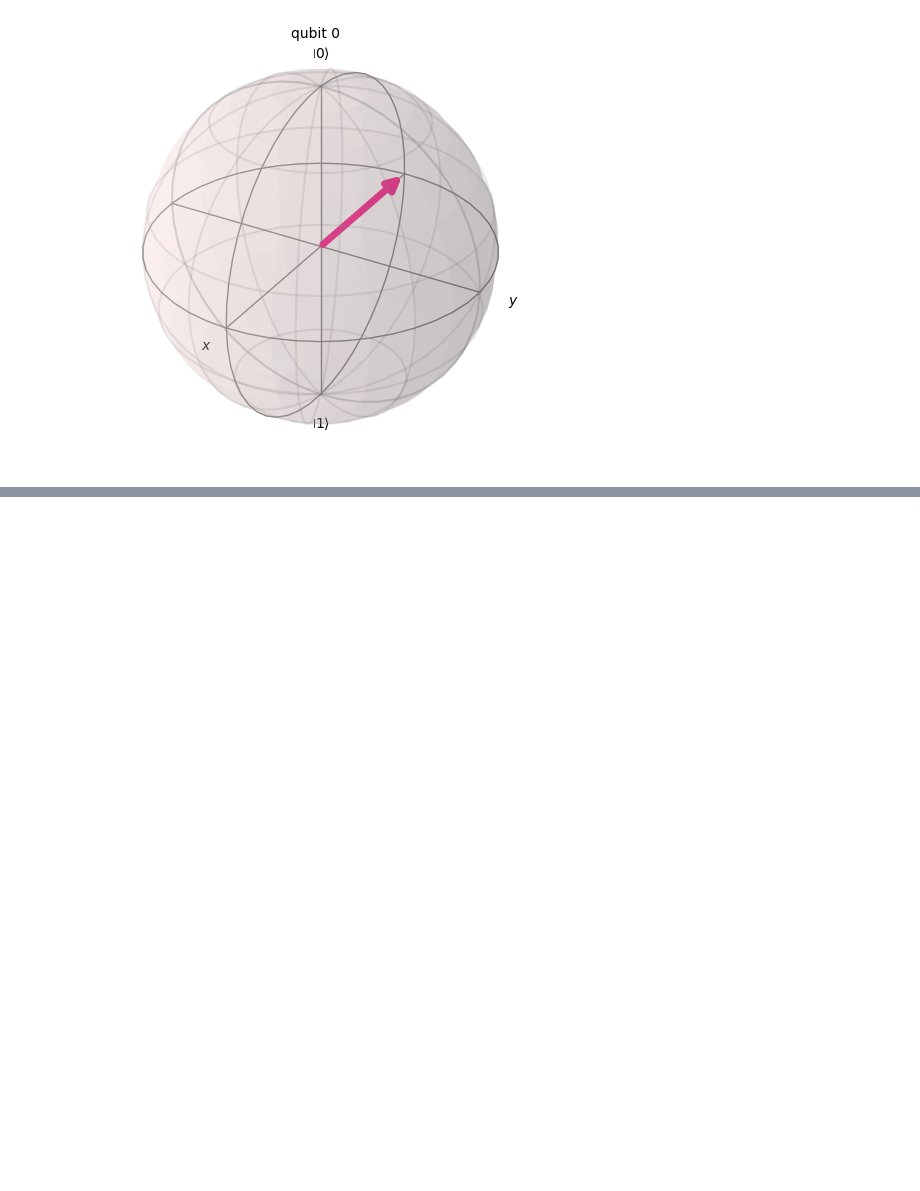
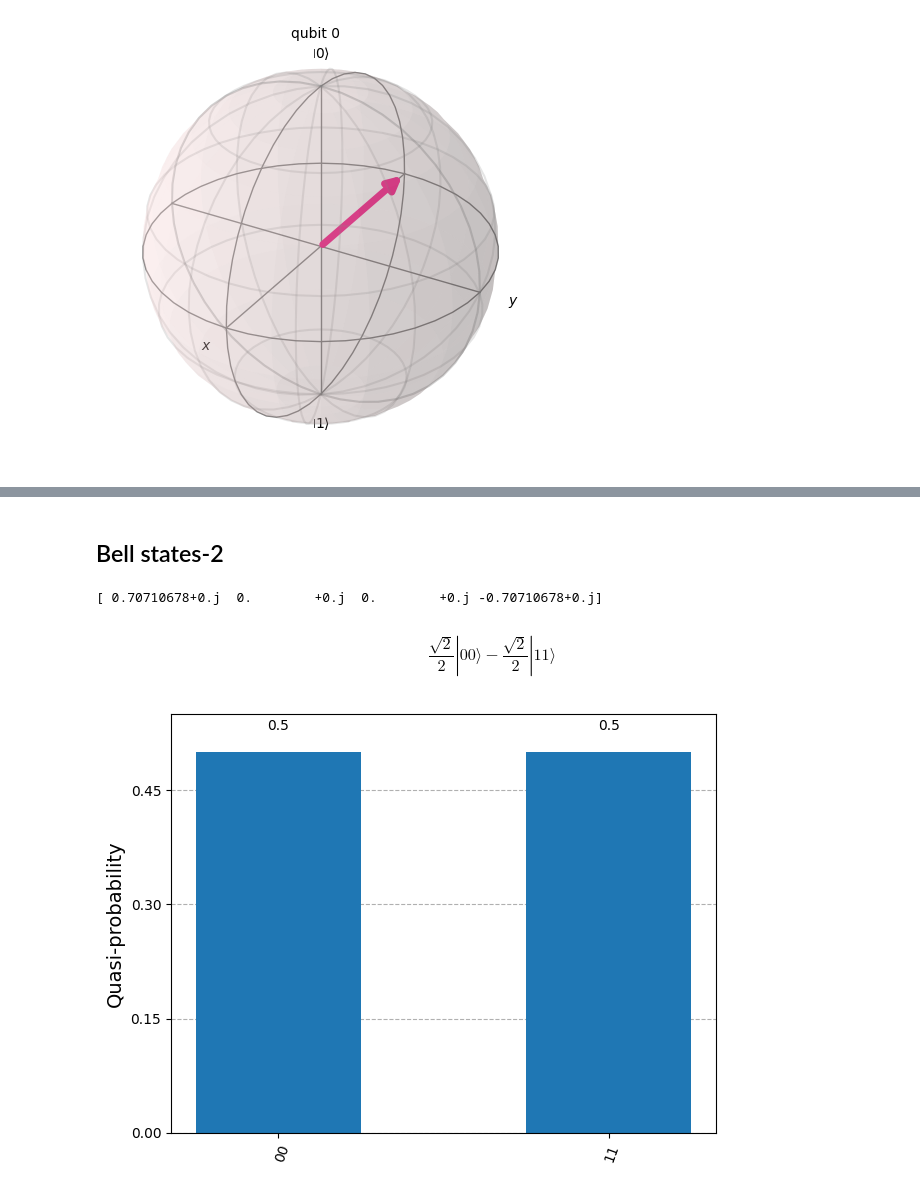
Before and after one commit to samalanubhab/Quantum_CEPIITD, a Jupyter notebook: Own_small_small_learnings/Own_small_small_learnings_1_Anubhab_Samal.ipynb, the cells around one changed output, grey strips where cells are left out. Drawn from its saved outputs; the diff is of its cells as text; code cells hidden in the pictures; blank space fills up the shorter version.

```diff
--- a/Own_small_small_learnings/Own_small_small_learnings_1_Anubhab_Samal.ipynb
+++ b/Own_small_small_learnings/Own_small_small_learnings_1_Anubhab_Samal.ipynb
@@ -73,0 +131,15 @@ plot_bloch_multivector(state)
+# %% [markdown]
+## Bell states-2
+# %%
+qc=QuantumCircuit(2)
+qc.x(0)    ## flip gate on qubit 0
+qc.h(0)
+qc.cx(0,1)
+sv=Statevector(qc)
+print(sv.data)
+display(sv.draw('latex'))
+plot_histogram(sv.probabilities_dict())
+# %% [output]
+[ 0.70710678+0.j  0.        +0.j  0.        +0.j -0.70710678+0.j]
+$$\frac{\sqrt{2}}{2} |00\rangle- \frac{\sqrt{2}}{2} |11\rangle$$
+[figure, added]
```
Also changed, not shown: parts of 14 cells of this notebook.
